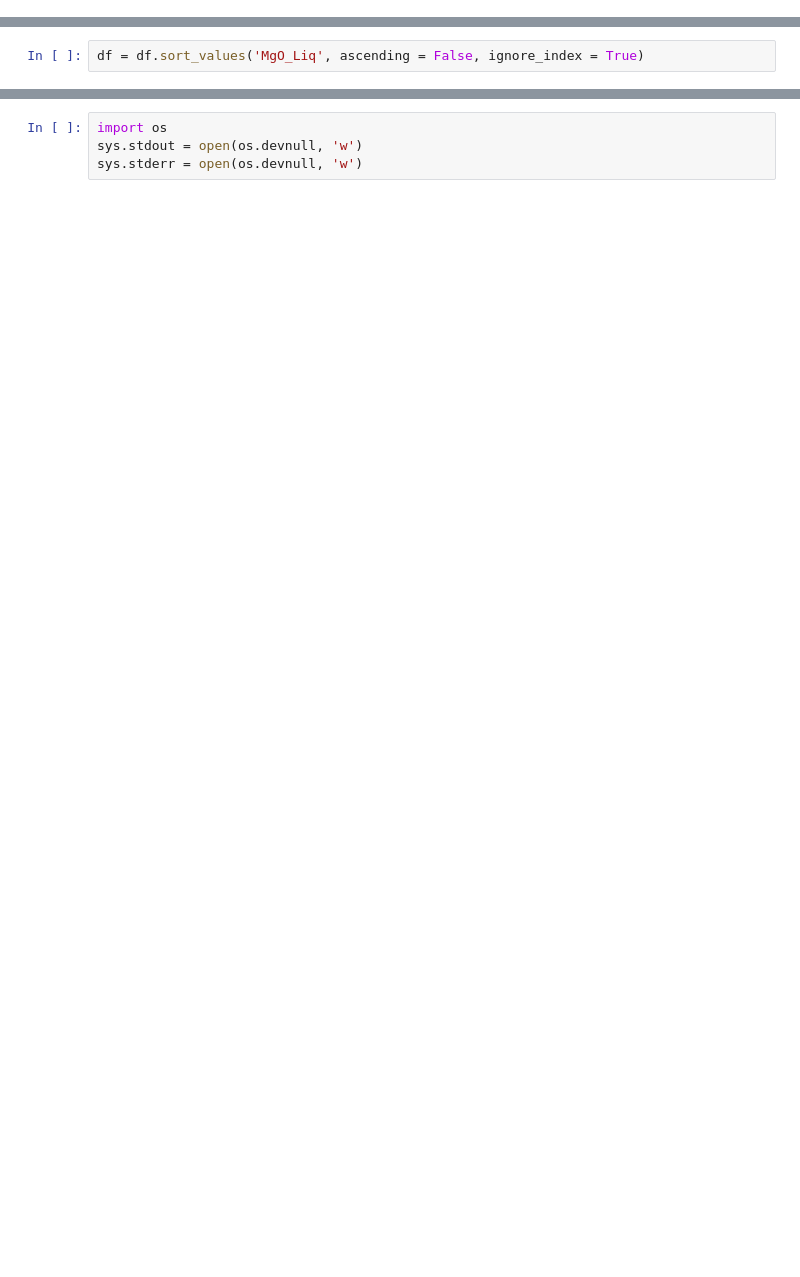
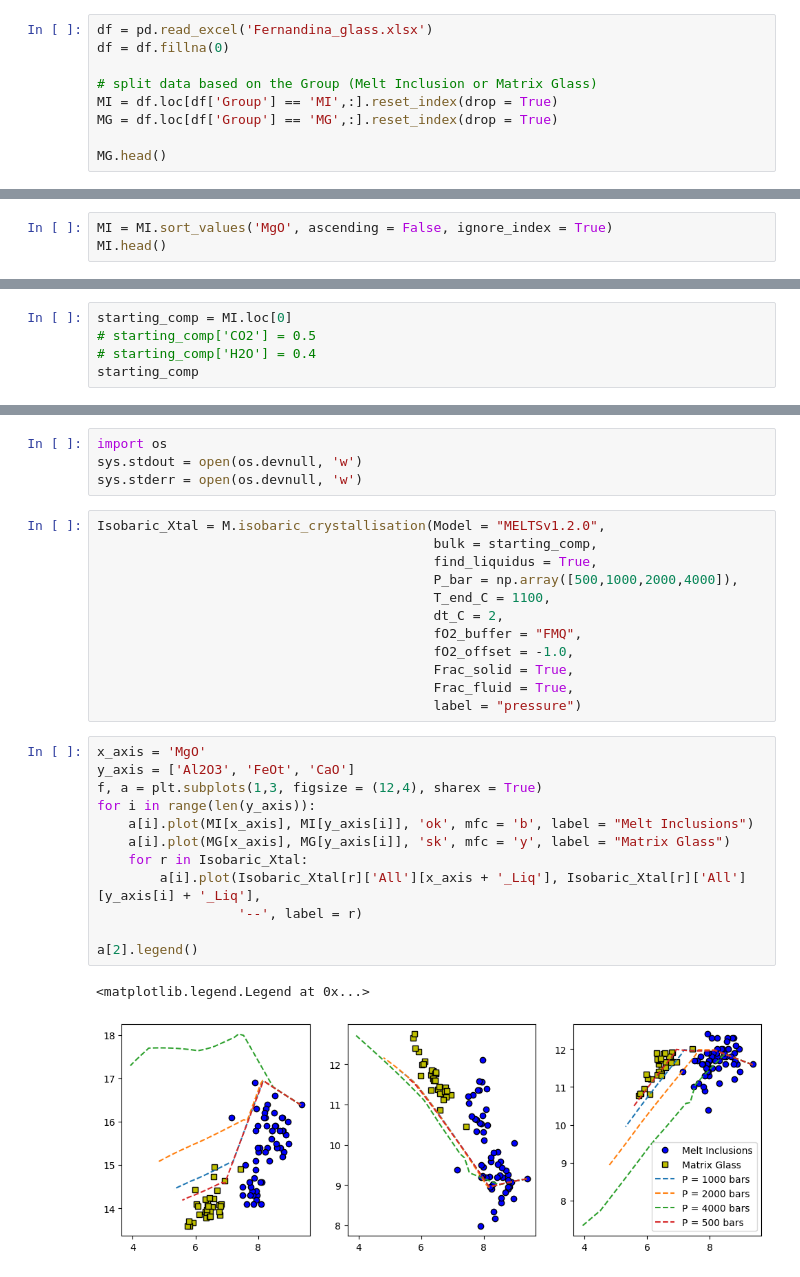
Before and after one commit to gleesonm1/MELTS_CIDER_2023, a Jupyter notebook: MELTS_workshop_Q2.ipynb, the cells around one changed output, grey strips where cells are left out. Cells and saved outputs as stored; diff of their text form; blank space fills up the shorter version.

```diff
--- a/MELTS_workshop_Q2.ipynb
+++ b/MELTS_workshop_Q2.ipynb
@@ -23,0 +22,9 @@ df = pd.read_excel('Wolf_tephra.xlsx')
+# %%
+df = pd.read_excel('Fernandina_glass.xlsx')
+df = df.fillna(0)
+
+# split data based on the Group (Melt Inclusion or Matrix Glass)
+MI = df.loc[df['Group'] == 'MI',:].reset_index(drop = True)
+MG = df.loc[df['Group'] == 'MG',:].reset_index(drop = True)
+
+MG.head()
@@ -24,2 +40,3 @@ df = pd.read_excel('Wolf_tephra.xlsx')
 # %%
-df = df.sort_values('MgO_Liq', ascending = False, ignore_index = True)
+MI = MI.sort_values('MgO', ascending = False, ignore_index = True)
+MI.head()
@@ -75,0 +50,5 @@ Examine the results.
+# %%
+starting_comp = MI.loc[0]
+# starting_comp['CO2'] = 0.5
+# starting_comp['H2O'] = 0.4
+starting_comp
@@ -77,3 +79,30 @@ Examine the results.
 import os
 sys.stdout = open(os.devnull, 'w')
 sys.stderr = open(os.devnull, 'w')
+# %%
+Isobaric_Xtal = M.isobaric_crystallisation(Model = "MELTSv1.2.0",
+                                           bulk = starting_comp,
+                                           find_liquidus = True,
+                                           P_bar = np.array([500,1000,2000,4000]),
+                                           T_end_C = 1100,
+                                           dt_C = 2,
+                                           fO2_buffer = "FMQ",
+                                           fO2_offset = -1.0,
+                                           Frac_solid = True,
+                                           Frac_fluid = True,
+                                           label = "pressure")
+# %%
+x_axis = 'MgO'
+y_axis = ['Al2O3', 'FeOt', 'CaO']
+f, a = plt.subplots(1,3, figsize = (12,4), sharex = True)
+for i in range(len(y_axis)):
+    a[i].plot(MI[x_axis], MI[y_axis[i]], 'ok', mfc = 'b', label = "Melt Inclusions")
+    a[i].plot(MG[x_axis], MG[y_axis[i]], 'sk', mfc = 'y', label = "Matrix Glass")
+    for r in Isobaric_Xtal:
+        a[i].plot(Isobaric_Xtal[r]['All'][x_axis + '_Liq'], Isobaric_Xtal[r]['All'][y_axis[i] + '_Liq'],
+                  '--', label = r)
+
+a[2].legend()
+# %% [output]
+<matplotlib.legend.Legend at 0x...>
+[figure, added]
```
Also changed, not shown: parts of 35 cells of this notebook, 8 other files.
